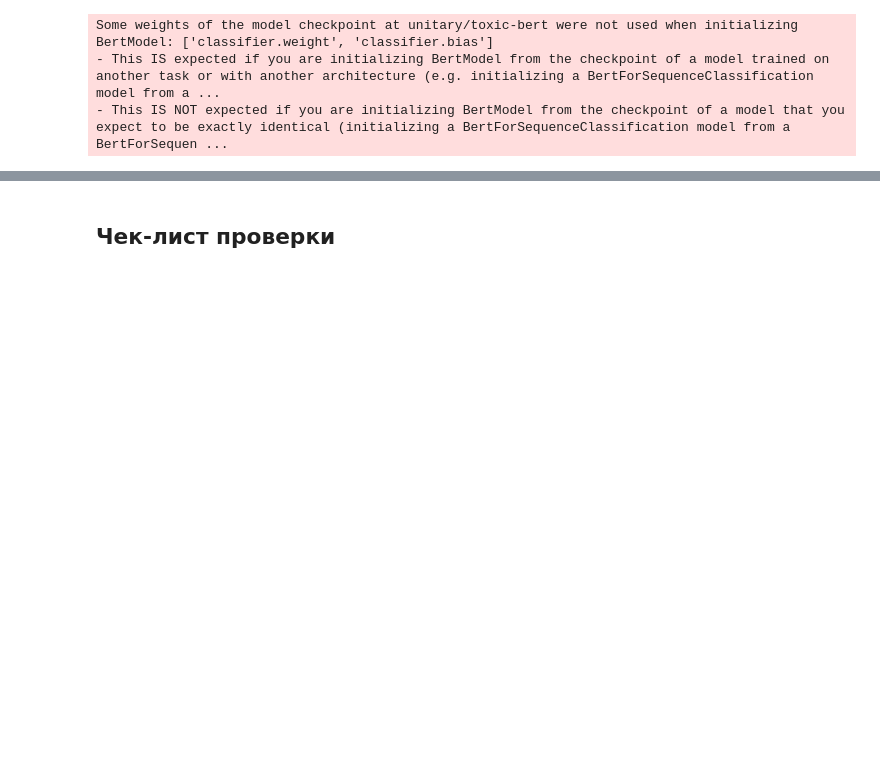
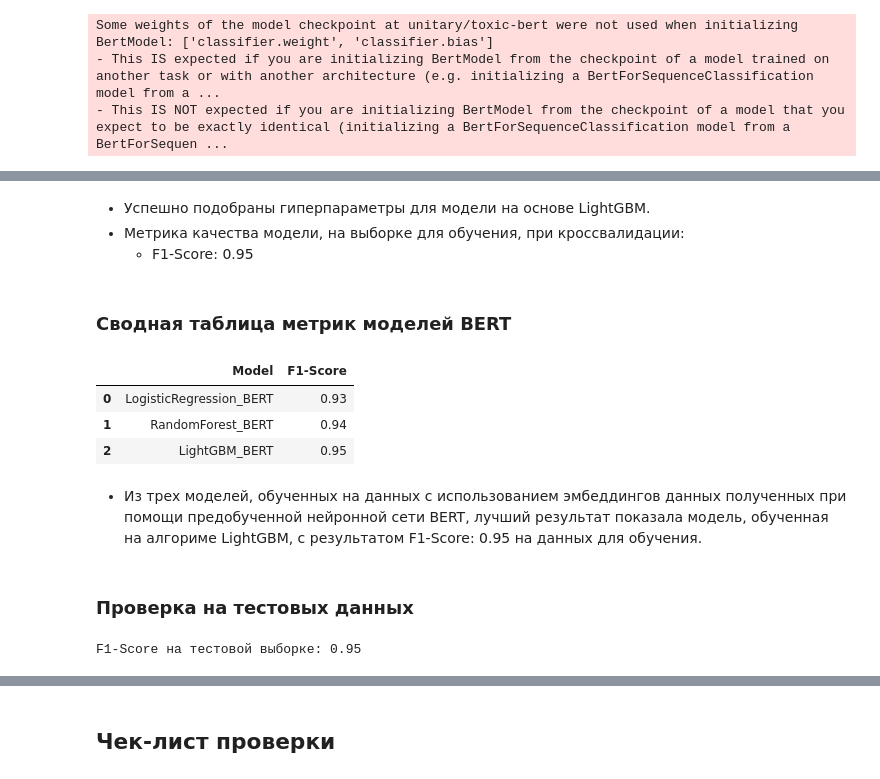
Before and after one commit to Denis-Mukhanov/toxic-comments, a Jupyter notebook: toxic_comments.ipynb, the cells around one changed output, grey strips where cells are left out. Cells and saved outputs as stored; diff of their text form; code cells hidden in the pictures; blank space fills up the shorter version.

```diff
--- a/toxic_comments.ipynb
+++ b/toxic_comments.ipynb
@@ -682,0 +874,29 @@ F1-Score: 0.93
+# %% [markdown]
+- Успешно подобраны гиперпараметры для модели на основе LightGBM.
+- Метрика качества модели, на выборке для обучения, при кроссвалидации:
+     - F1-Score: 0.95
+# %% [markdown]
+### Сводная таблица метрик моделей BERT
+# %%
+data_bert = {
+    'Model': ['LogisticRegression_BERT', 'RandomForest_BERT', 'LightGBM_BERT'],
+    'F1-Score': [0.93, 0.94, 0.95]
+
+}
+display(pd.DataFrame(data_bert))
+# %% [output]
+|  | Model | F1-Score |
+| 0 | LogisticRegression_BERT | 0.93 |
+| 1 | RandomForest_BERT | 0.94 |
+| 2 | LightGBM_BERT | 0.95 |
+# %% [markdown]
+- Из трех моделей, обученных на данных с использованием эмбеддингов данных полученных при помощи предобученной нейронной сети BERT, лучший результат показала модель, обученная на алгориме LightGBM, с результатом F1-Score: 0.95 на данных для обучения.
+# %% [markdown]
+### Проверка на тестовых данных
+# %%
+# предсказание тестовых данных
+test_predict_bert = best_mode_gbm_b.predict(X_test_bert)
+# результат тестирования
+print(f'F1-Score на тестовой выборке: {round(f1_score(y_test_bert, test_predict_bert), 2)}')
+# %% [output]
+F1-Score на тестовой выборке: 0.95
```
Also changed, not shown: parts of 66 cells of this notebook.
